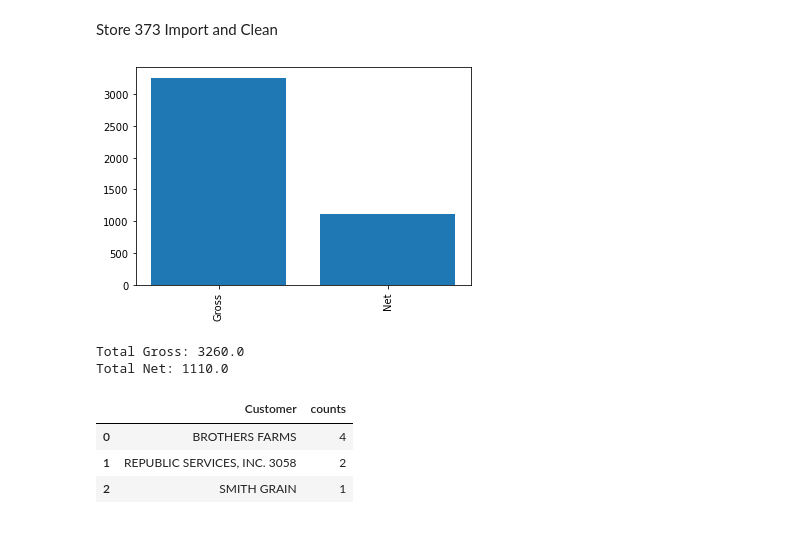
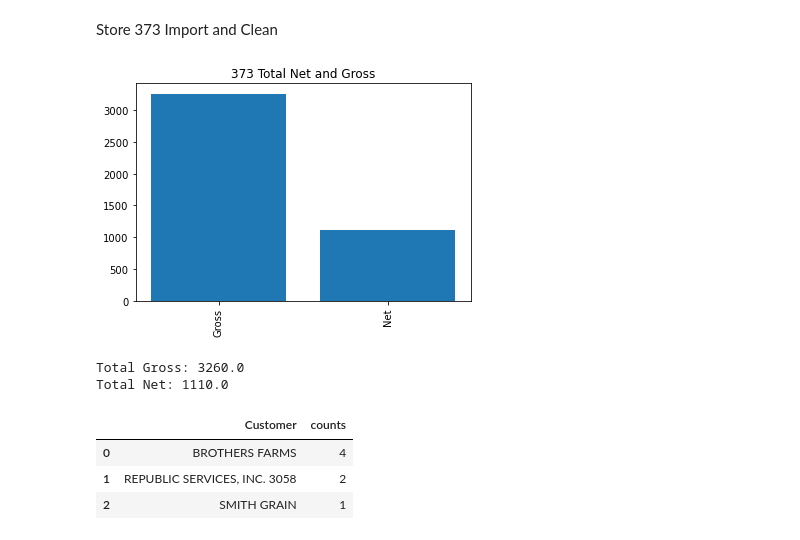
Before and after one commit to dmorton714/vis, a Jupyter notebook: import_ready.ipynb, the cells around one changed output. Cells and saved outputs as stored; diff of their text form; code cells hidden in the pictures.

```diff
--- a/import_ready.ipynb
+++ b/import_ready.ipynb
@@ -155,35 +156,35 @@ df2 = df2.dropna(how="all")
 Gross = df2.Qty * df2.Price
 df2['Gross'] = Gross.where(df2.Price == 'Qty', other=Gross)
 
 Net = df2.Qty * df2.Cost
 df2['Net'] = Net.where(df2.Cost == 'Qty', other=Net)
 
 Net = df2.Gross - df2.Net
 df2['Net'] = Net.where(df2.Gross == "Net", other=Net)
 
 # Graph for total time span imported
 
 Net_Gross273 = {
     'Gross' : df2['Gross'].sum(),
     'Net' : df2['Net'].sum()
 }
 
-
+plt.title("373 Total Net and Gross")
 data = Net_Gross273
 names = list(data.keys())
 values = list(data.values())
 
 plt.bar(range(len(data)), values, tick_label=names)
 plt.xticks(range(len(names)), names, rotation='vertical')
 plt.show()
 
 Total_Gross = df2['Gross'].sum()
 Total_net = df2['Net'].sum()
 
 print('Total Gross:',(Total_Gross))
 print('Total Net:',(Total_net))
 # %% [output]
-[figure, old version]
+[figure, new version]
 Total Gross: 3260.0
 Total Net: 1110.0
 # %%
```
Also changed, not shown: parts of 10 cells of this notebook, 1 other file.
